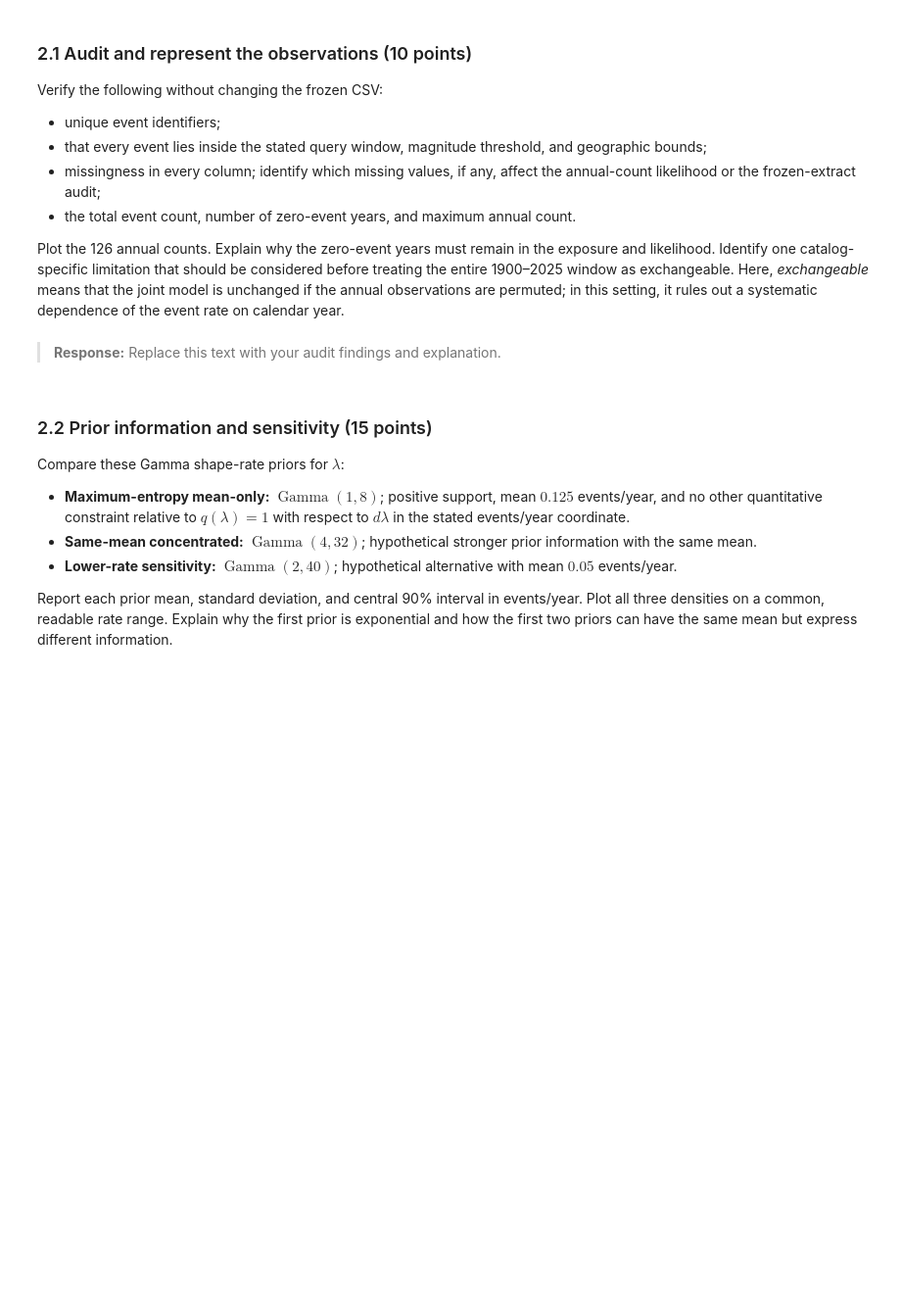
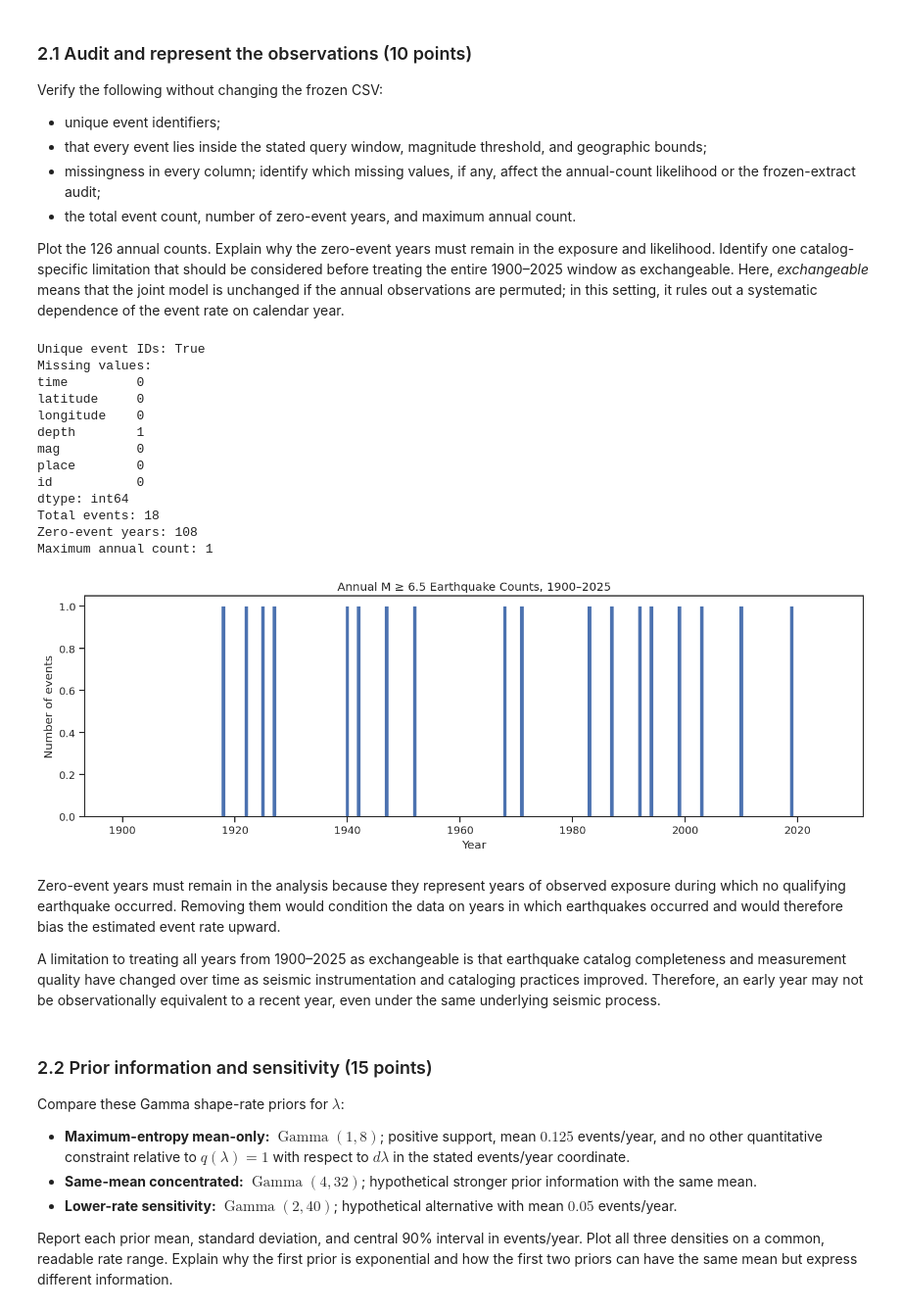
Before and after one commit to madvait/ME-539, a Jupyter notebook: lecturebook/homework/homework-03.ipynb, the cells around one changed output. Shown at 98% size. Cells and saved outputs as stored; diff of their text form; code cells hidden in the pictures; blank space fills up the shorter version.

```diff
--- a/lecturebook/homework/homework-03.ipynb
+++ b/lecturebook/homework/homework-03.ipynb
@@ -1047,9 +1054,40 @@ exchangeable. Here, *exchangeable* means that the joint model is unchanged
 if the annual observations are permuted; in this setting, it rules out a
 systematic dependence of the event rate on calendar year.
 # %%
-# YOUR CODE HERE
+
+print("Unique event IDs:", events["id"].is_unique)
+print("Missing values:")
+print(events.isna().sum())
+
+print("Total events:", annual_counts.sum())
+print("Zero-event years:", np.sum(annual_counts == 0))
+print("Maximum annual count:", annual_counts.max())
+
+plt.figure(figsize=(12, 4))
+plt.bar(YEARS, annual_counts)
+plt.xlabel("Year")
+plt.ylabel("Number of events")
+plt.title("Annual M ≥ 6.5 Earthquake Counts, 1900–2025")
+plt.show()
+# %% [output]
+Unique event IDs: True
+Missing values:
+time         0
+latitude     0
+longitude    0
+depth        1
+mag          0
+place        0
+id           0
+dtype: int64
+Total events: 18
+Zero-event years: 108
+Maximum annual count: 1
+[figure, added]
 # %% [markdown]
-> **Response:** Replace this text with your audit findings and explanation.
+Zero-event years must remain in the analysis because they represent years of observed exposure during which no qualifying earthquake occurred. Removing them would condition the data on years in which earthquakes occurred and would therefore bias the estimated event rate upward.
+
+A limitation to treating all years from 1900–2025 as exchangeable is that earthquake catalog completeness and measurement quality have changed over time as seismic instrumentation and cataloging practices improved. Therefore, an early year may not be observationally equivalent to a recent year, even under the same underlying seismic process.
 # %% [markdown]
 ### 2.2 Prior information and sensitivity (15 points)
 
```
Also changed, not shown: parts of 5 cells of this notebook.
